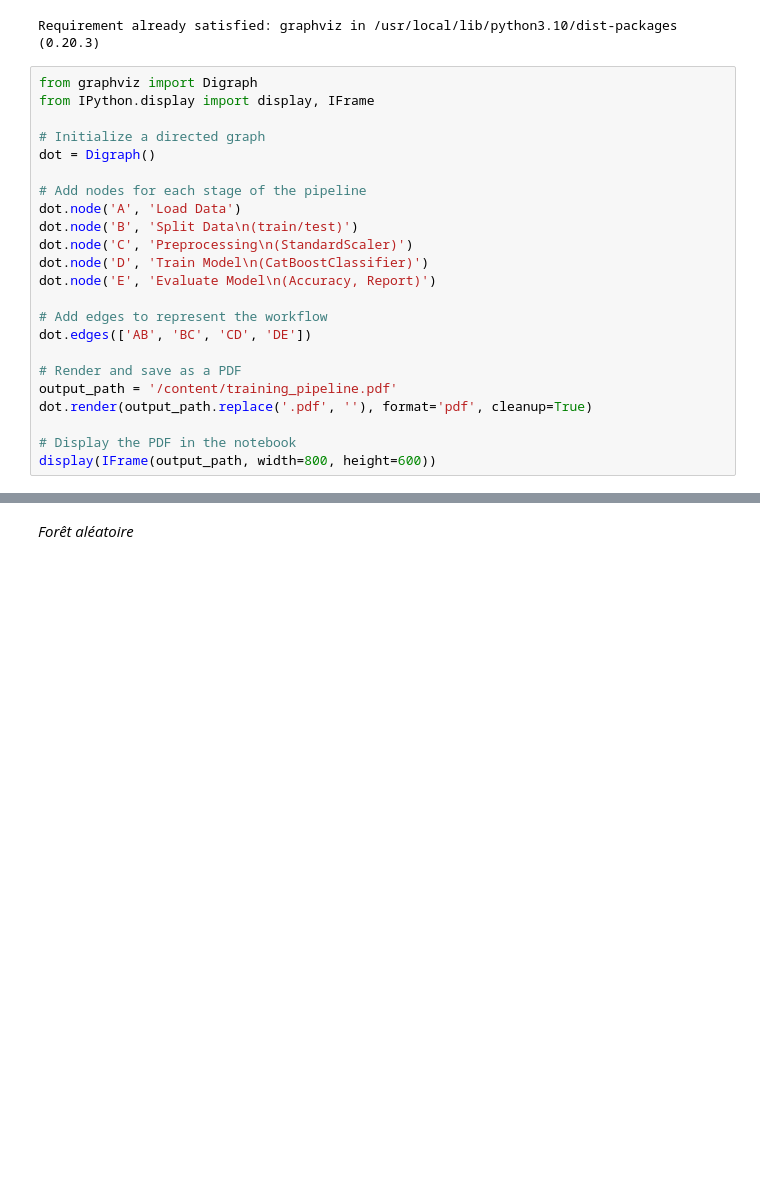
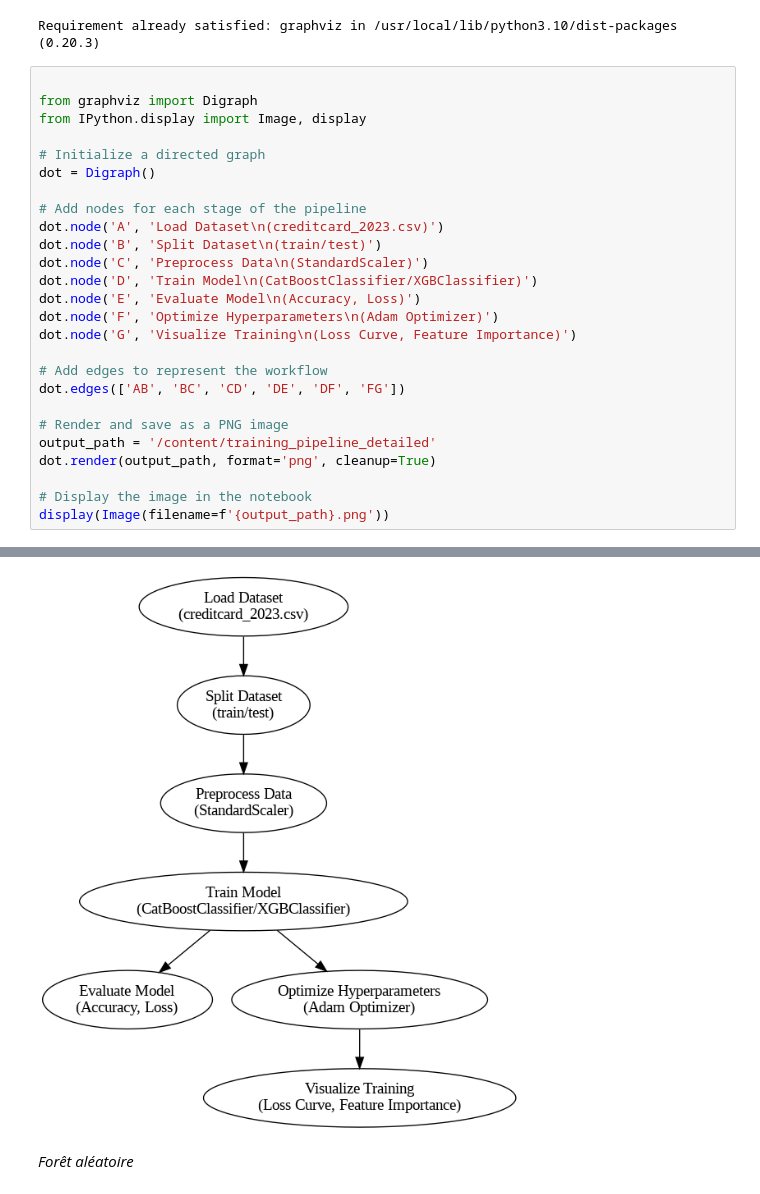
Before and after one commit to RomyJr/Fraud_Detection, a Jupyter notebook: IA.ipynb, the cells around one changed output, grey strips where cells are left out. Drawn from its saved outputs; the diff is of its cells as text; blank space fills up the shorter version.

```diff
--- a/IA.ipynb
+++ b/IA.ipynb
@@ -123,26 +123,29 @@ On va maintenant afficher le training.
 # %% [output]
 Requirement already satisfied: graphviz in /usr/local/lib/python3.10/dist-packages (0.20.3)
 # %%
+
 from graphviz import Digraph
-from IPython.display import display, IFrame
+from IPython.display import Image, display
 
 # Initialize a directed graph
 dot = Digraph()
 
 # Add nodes for each stage of the pipeline
-dot.node('A', 'Load Data')
-dot.node('B', 'Split Data\n(train/test)')
-dot.node('C', 'Preprocessing\n(StandardScaler)')
-dot.node('D', 'Train Model\n(CatBoostClassifier)')
-dot.node('E', 'Evaluate Model\n(Accuracy, Report)')
+dot.node('A', 'Load Dataset\n(creditcard_2023.csv)')
+dot.node('B', 'Split Dataset\n(train/test)')
+dot.node('C', 'Preprocess Data\n(StandardScaler)')
+dot.node('D', 'Train Model\n(CatBoostClassifier/XGBClassifier)')
+dot.node('E', 'Evaluate Model\n(Accuracy, Loss)')
+dot.node('F', 'Optimize Hyperparameters\n(Adam Optimizer)')
+dot.node('G', 'Visualize Training\n(Loss Curve, Feature Importance)')
 
 # Add edges to represent the workflow
-dot.edges(['AB', 'BC', 'CD', 'DE'])
+dot.edges(['AB', 'BC', 'CD', 'DE', 'DF', 'FG'])
 
-# Render and save as a PDF
-output_path = '/content/training_pipeline.pdf'
-dot.render(output_path.replace('.pdf', ''), format='pdf', cleanup=True)
+# Render and save as a PNG image
+output_path = '/content/training_pipeline_detailed'
+dot.render(output_path, format='png', cleanup=True)
 
-# Display the PDF in the notebook
-display(IFrame(output_path, width=800, height=600))
+# Display the image in the notebook
+display(Image(filename=f'{output_path}.png'))
 # %% [output]
@@ -150,3 +152,4 @@ display(IFrame(output_path, width=800, height=600))
+[figure, added]
 # %% [markdown]
 *Forêt aléatoire*
 # %% [markdown]
```
Also changed, not shown: parts of 15 cells of this notebook.
